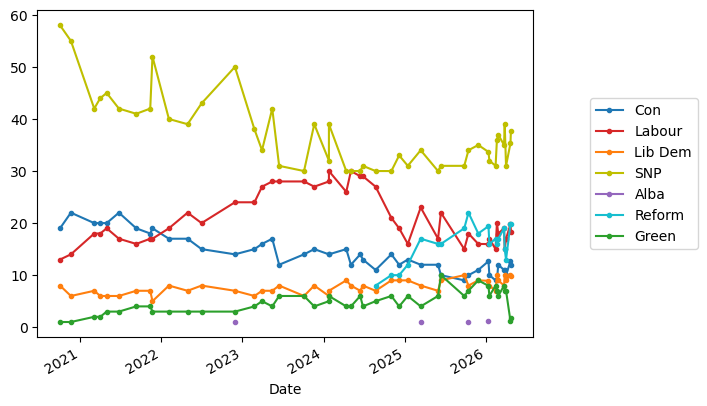
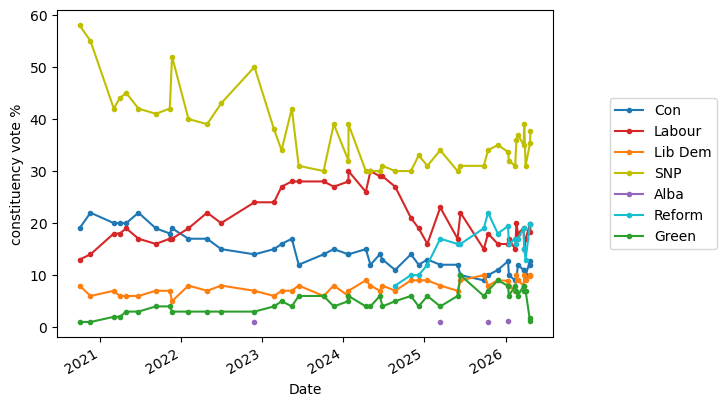
Code edit (unified diff) that turned the first committed figure into the second:
--- before
+++ after
@@ -3,5 +3,5 @@
  .drop(columns='Sample')
  #.SNP
- .plot(marker='.',color=party_colours)
+ .plot(marker='.',color=party_colours,ylabel='constituency vote %')
  .legend(loc='center left',bbox_to_anchor=(1.1, 0.5))
 )

Commit: label all y axes